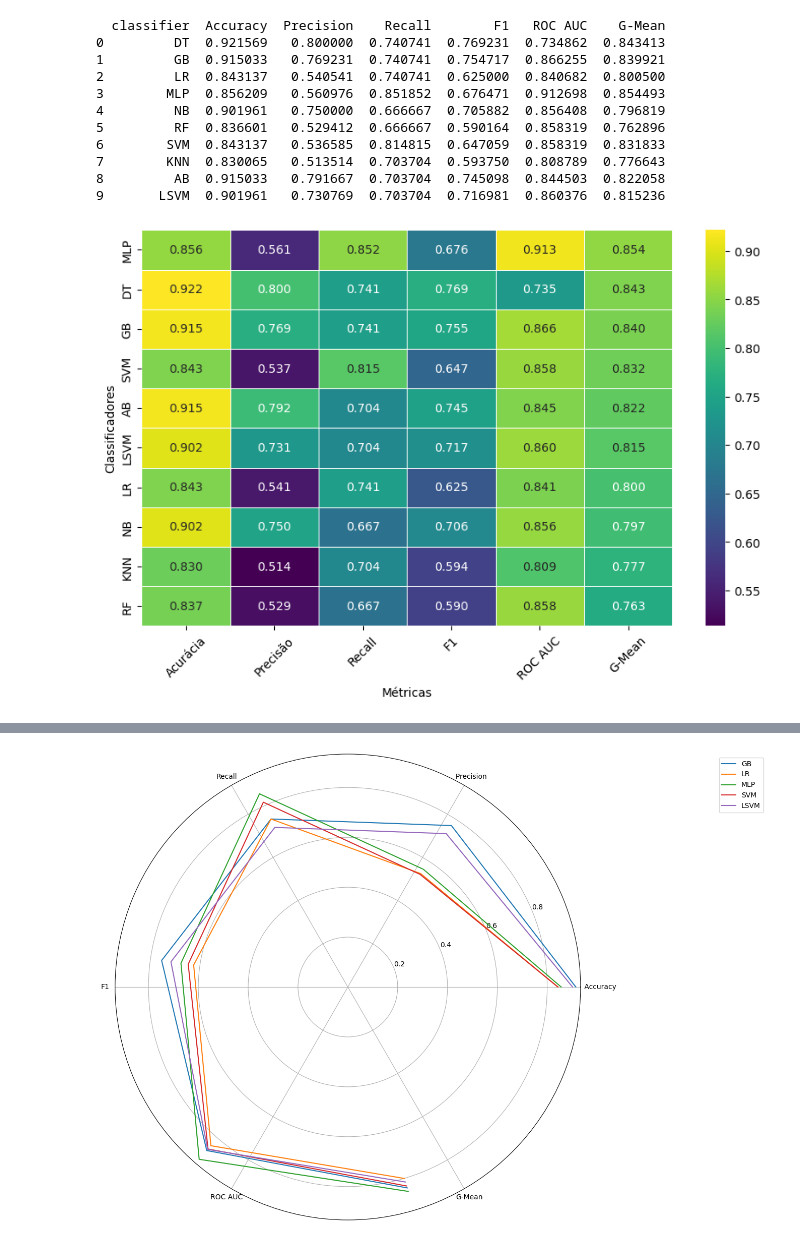
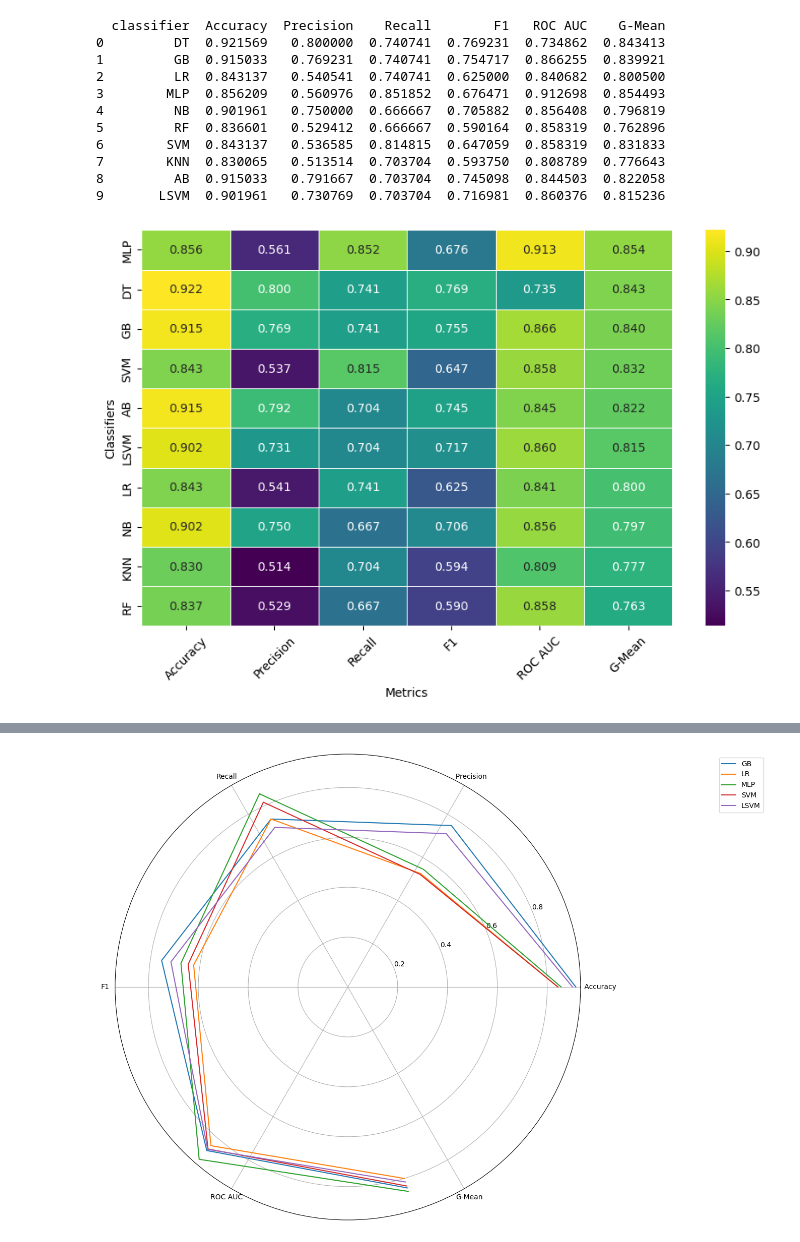
Before and after one commit to MatheusABomfim/MBL2_ML_HTLV, a Jupyter notebook: scripts/3_MEST_HTLV+MBL2+CLINICAL_Evaluation_metrics.ipynb, the cells around one changed output, grey strips where cells are left out. Drawn from its saved outputs; the diff is of its cells as text; code cells hidden in the pictures.

```diff
--- a/scripts/3_MEST_HTLV+MBL2+CLINICAL_Evaluation_metrics.ipynb
+++ b/scripts/3_MEST_HTLV+MBL2+CLINICAL_Evaluation_metrics.ipynb
@@ -187,39 +187,36 @@ print(results_df)
 8         AB  0.915033   0.791667  0.703704  0.745098  0.844503  0.822058
 9       LSVM  0.901961   0.730769  0.703704  0.716981  0.860376  0.815236
 # %%
-import matplotlib.pyplot as plt
-import seaborn as sns
-
 # Defining the names of the evaluation metrics
 metric_names = ['Accuracy', 'Precision', 'Recall', 'F1', 'ROC AUC', 'G-Mean']
 
 # Translation dictionary for metric names
-translation_dict = {
-    'Accuracy': 'Acurácia',
-    'Precision': 'Precisão',
-    'Recall': 'Recall',
-    'F1': 'F1',
-    'ROC AUC': 'ROC AUC',
-    'G-Mean': 'G-Mean'
-}
+#translation_dict = {
+#    'Accuracy': 'Acurácia',
+#    'Precision': 'Precisão',
+#    'Recall': 'Recall',
+#    'F1': 'F1',
+#    'ROC AUC': 'ROC AUC',
+#    'G-Mean': 'G-Mean'
+#}
 
 # Selecting the metrics for the heatmap and configuring the index
 heatmap_df = results_df[metric_names].set_index(results_df['classifier'])
 
 # Renaming the columns to Portuguese
-heatmap_df.rename(columns=translation_dict, inplace=True)
+#heatmap_df.rename(columns=translation_dict, inplace=True)
 
 # Sorting the DataFrame by G-Mean value
-heatmap_df = heatmap_df.sort_values(by=translation_dict['G-Mean'], ascending=False)
+heatmap_df = heatmap_df.sort_values(by='G-Mean', ascending=False)
 
 # Plotting the heatmap
 plt.figure(figsize=(10, 6))
 sns.heatmap(heatmap_df, cmap='viridis', annot=True, fmt=".3f", linewidths=.5)
 #plt.title('Mapa de calor das métricas avaliadas')
-plt.xlabel('Métricas')
-plt.ylabel('Classificadores')
+plt.xlabel('Metrics')
+plt.ylabel('Classifiers')
 plt.xticks(rotation=45)
 plt.savefig('../results/heatmap.jpeg')
 plt.show()
 # %% [output]
-[figure, old version]
+[figure, new version]
```
Also changed, not shown: parts of 7 cells of this notebook.
